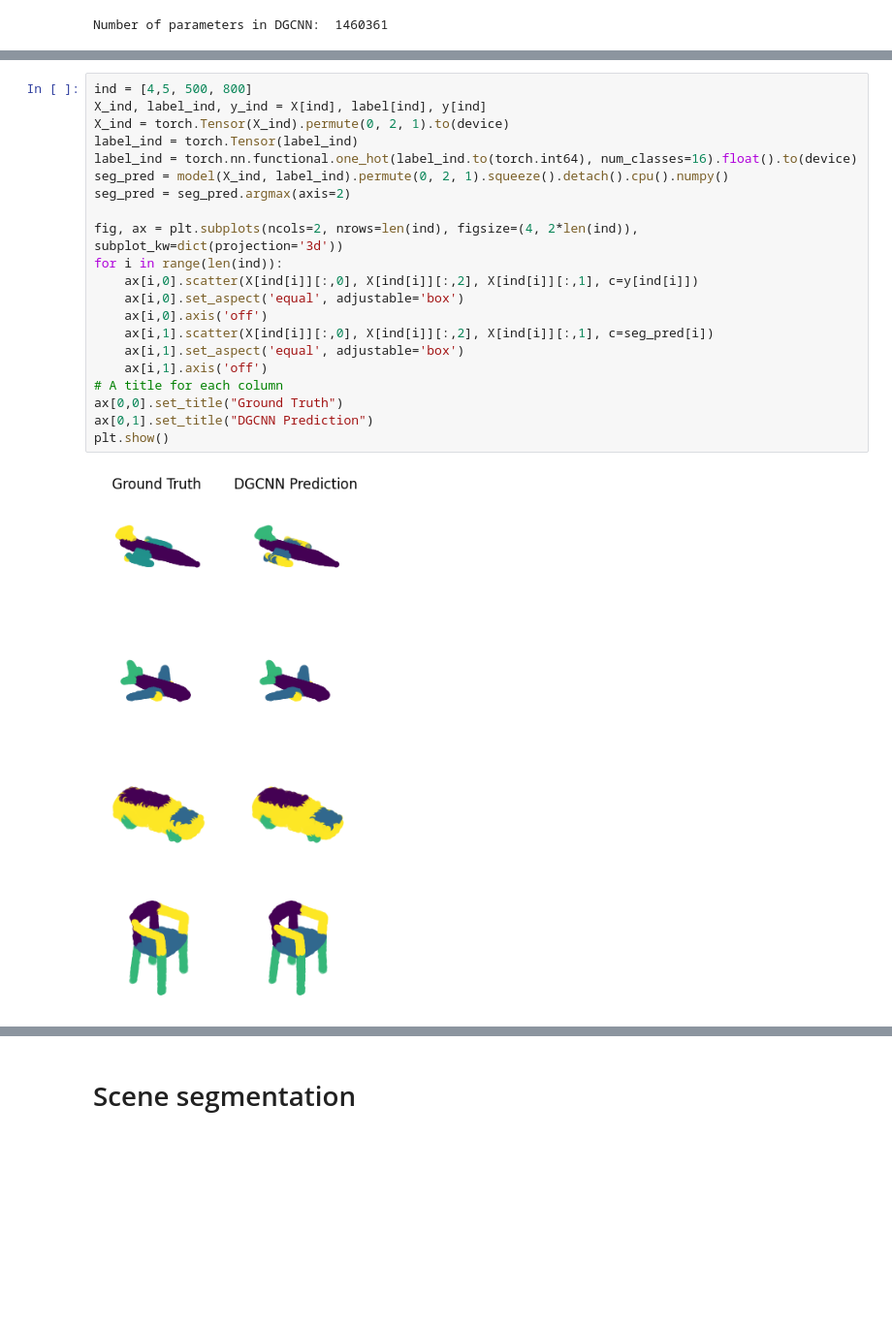
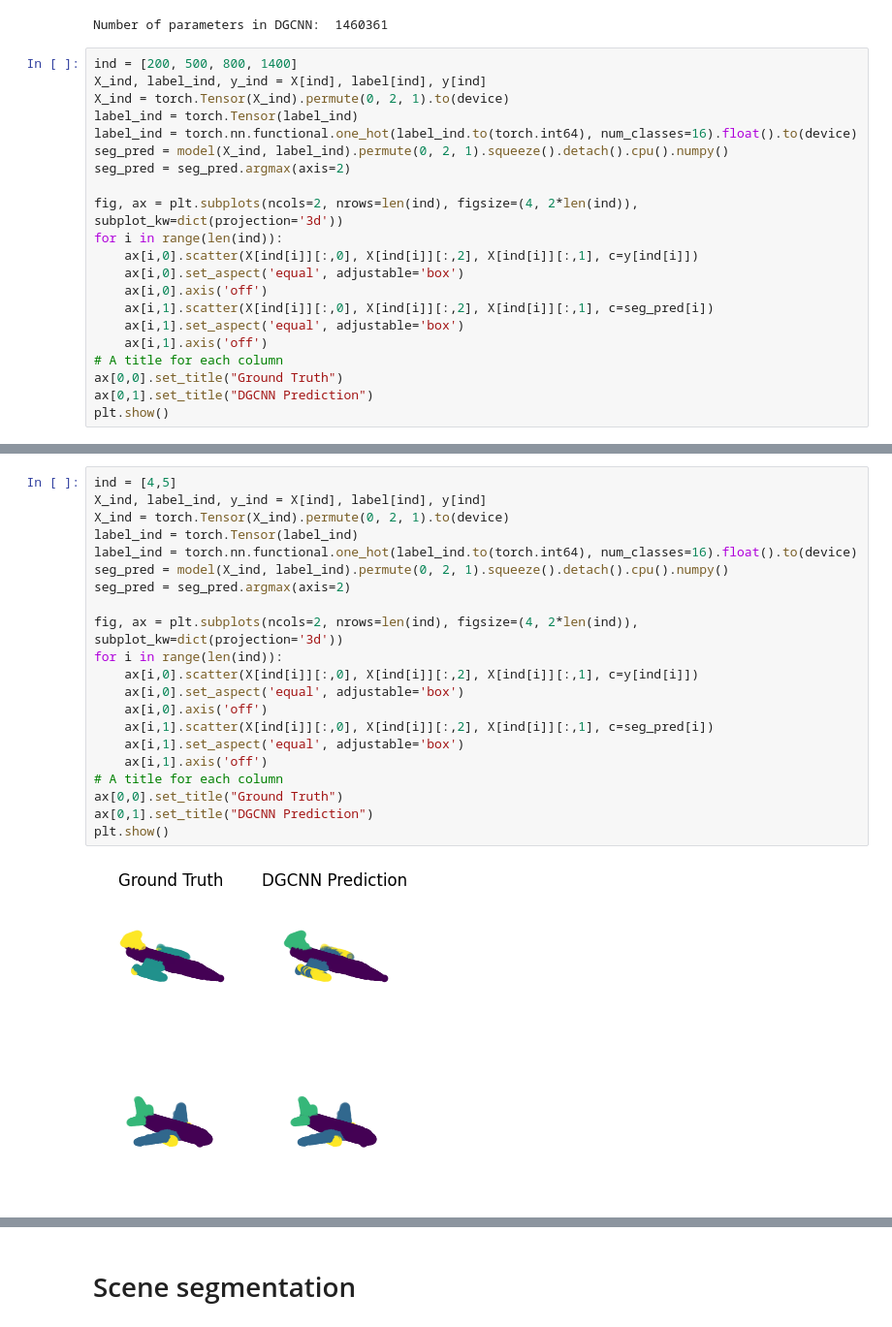
Before and after one commit to matthieuml/DGCNN, a Jupyter notebook: DGCNN.ipynb, the cells around one changed output, grey strips where cells are left out. Shown: that part at 97% size. Cells and saved outputs as stored; diff of their text form; blank space fills up the shorter version.

Commit message:
Add dgcnn benchmark and various plots

```diff
--- a/DGCNN.ipynb
+++ b/DGCNN.ipynb
@@ -288,3 +355,24 @@ device = torch.device('cuda' if torch.cuda.is_available() else 'cpu')
 model = model.to(device)
 # %% [output]
 Number of parameters in DGCNN:  1460361
+# %%
+ind = [200, 500, 800, 1400]
+X_ind, label_ind, y_ind = X[ind], label[ind], y[ind]
+X_ind = torch.Tensor(X_ind).permute(0, 2, 1).to(device)
+label_ind = torch.Tensor(label_ind)
+label_ind = torch.nn.functional.one_hot(label_ind.to(torch.int64), num_classes=16).float().to(device)
+seg_pred = model(X_ind, label_ind).permute(0, 2, 1).squeeze().detach().cpu().numpy()
+seg_pred = seg_pred.argmax(axis=2)
+
+fig, ax = plt.subplots(ncols=2, nrows=len(ind), figsize=(4, 2*len(ind)), subplot_kw=dict(projection='3d'))
+for i in range(len(ind)):
+    ax[i,0].scatter(X[ind[i]][:,0], X[ind[i]][:,2], X[ind[i]][:,1], c=y[ind[i]])
+    ax[i,0].set_aspect('equal', adjustable='box')
+    ax[i,0].axis('off')
+    ax[i,1].scatter(X[ind[i]][:,0], X[ind[i]][:,2], X[ind[i]][:,1], c=seg_pred[i])
+    ax[i,1].set_aspect('equal', adjustable='box')
+    ax[i,1].axis('off')
+# A title for each column
+ax[0,0].set_title("Ground Truth")
+ax[0,1].set_title("DGCNN Prediction")
+plt.show()
@@ -291,23 +381,23 @@ Number of parameters in DGCNN:  1460361
 # %%
-ind = [4,5, 500, 800]
+ind = [4,5]
 X_ind, label_ind, y_ind = X[ind], label[ind], y[ind]
 X_ind = torch.Tensor(X_ind).permute(0, 2, 1).to(device)
 label_ind = torch.Tensor(label_ind)
 label_ind = torch.nn.functional.one_hot(label_ind.to(torch.int64), num_classes=16).float().to(device)
 seg_pred = model(X_ind, label_ind).permute(0, 2, 1).squeeze().detach().cpu().numpy()
 seg_pred = seg_pred.argmax(axis=2)
 
 fig, ax = plt.subplots(ncols=2, nrows=len(ind), figsize=(4, 2*len(ind)), subplot_kw=dict(projection='3d'))
 for i in range(len(ind)):
     ax[i,0].scatter(X[ind[i]][:,0], X[ind[i]][:,2], X[ind[i]][:,1], c=y[ind[i]])
     ax[i,0].set_aspect('equal', adjustable='box')
     ax[i,0].axis('off')
     ax[i,1].scatter(X[ind[i]][:,0], X[ind[i]][:,2], X[ind[i]][:,1], c=seg_pred[i])
     ax[i,1].set_aspect('equal', adjustable='box')
     ax[i,1].axis('off')
 # A title for each column
 ax[0,0].set_title("Ground Truth")
 ax[0,1].set_title("DGCNN Prediction")
 plt.show()
 # %% [output]
-[figure, old version]
+[figure, new version]
```
Also changed, not shown: parts of 11 cells of this notebook, 1 other file.
